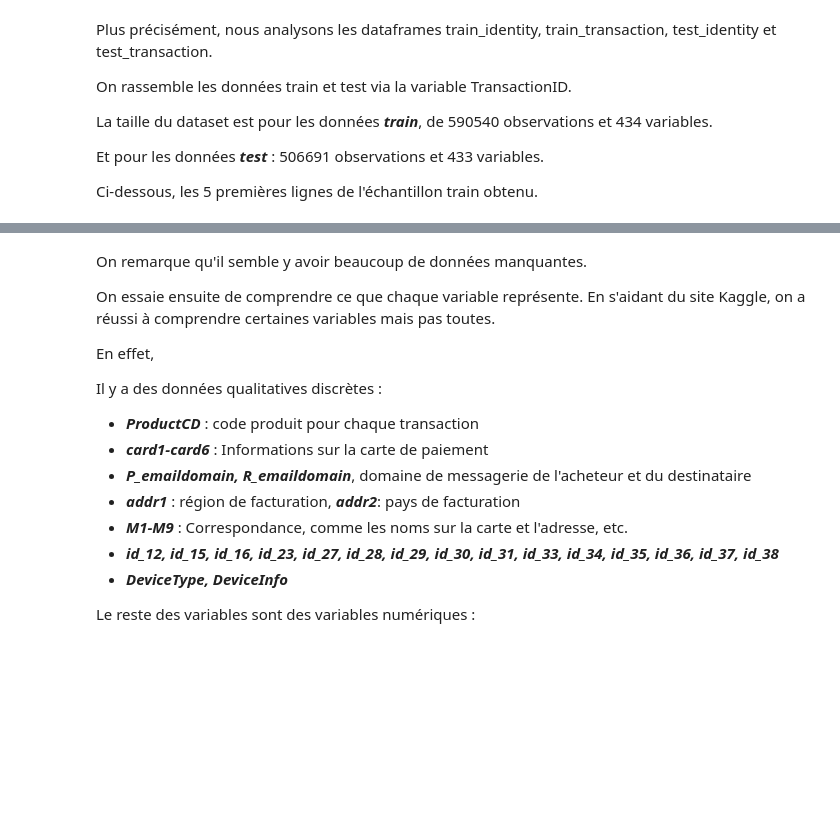
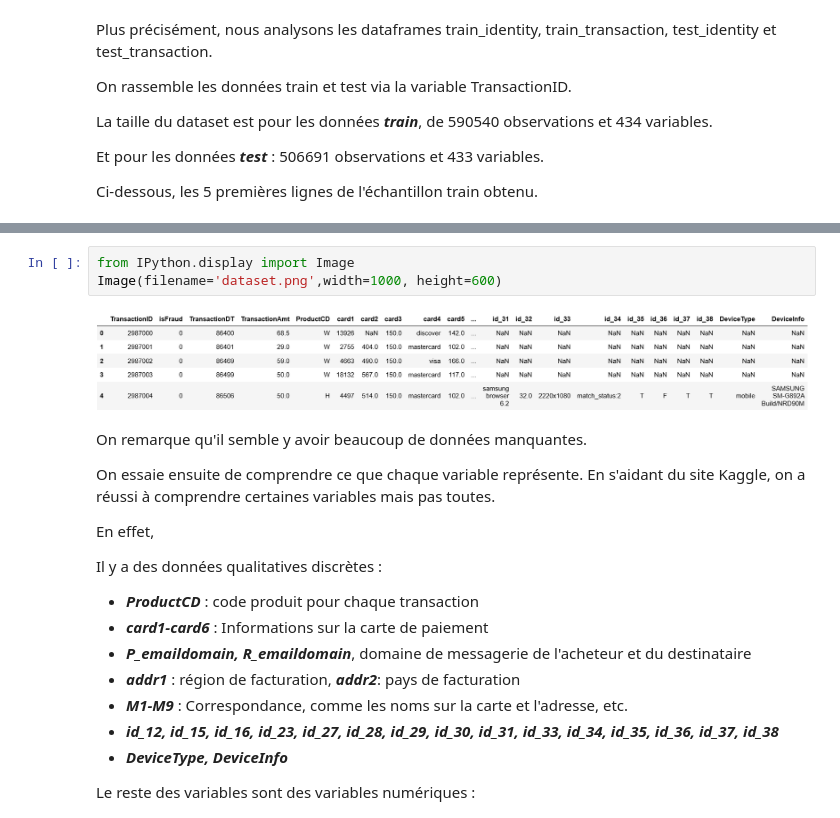
Before and after one commit to DataCampM2DSSAF/suivi-du-data-camp-ghoul_boubekeur_davidas, a Jupyter notebook: suivi.ipynb, the cells around one changed output, grey strips where cells are left out. Drawn from its saved outputs; the diff is of its cells as text; blank space fills up the shorter version.

Commit message:
arranger les images

```diff
--- a/suivi.ipynb
+++ b/suivi.ipynb
@@ -30,3 +25,8 @@ Ci-dessous, les 5 premières lignes de l'échantillon train obtenu.
+# %%
+from IPython.display import Image
+Image(filename='dataset.png',width=1000, height=600)
+# %% [output]
+[figure, added]
 # %% [markdown]
 On remarque qu'il semble y avoir beaucoup de données manquantes.
 
```
Also changed, not shown: parts of 33 cells of this notebook.
